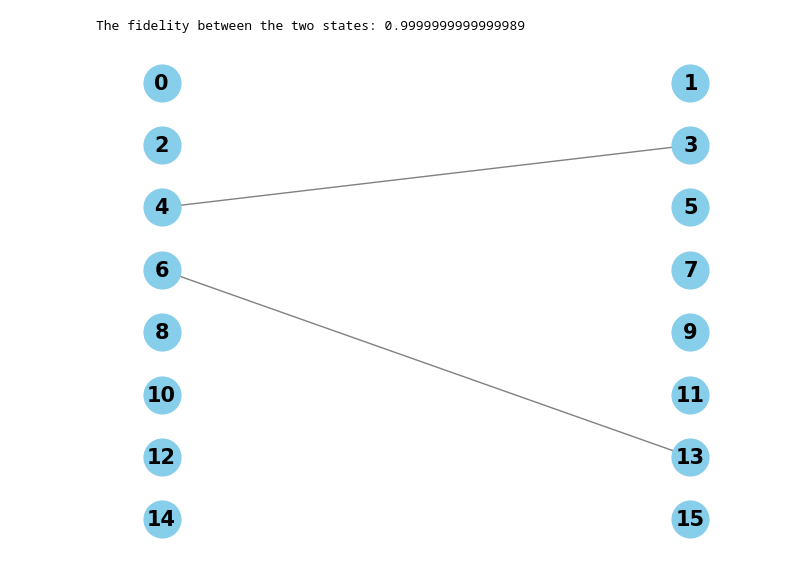
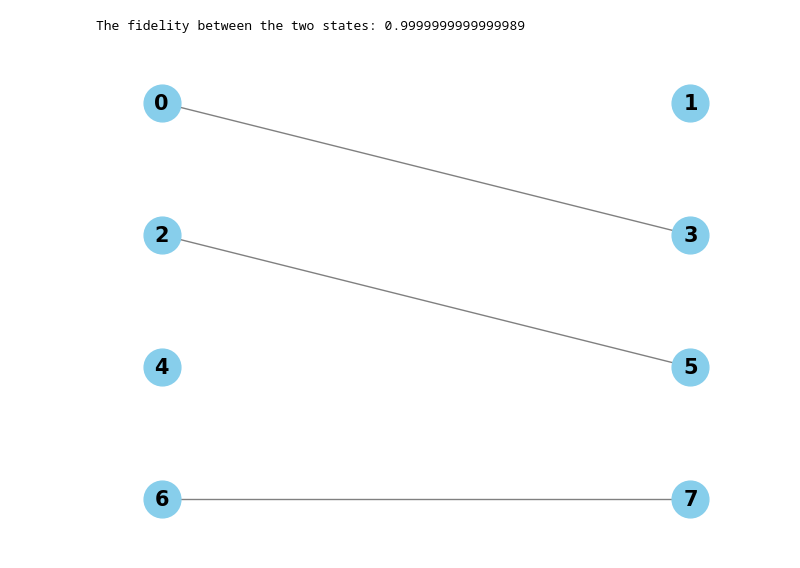
Before and after one commit to Mostafa-Atallah2020/ctqw-matching-decomp, a Jupyter notebook: examples/Multiedge Graphs.ipynb, the cells around one changed output. Drawn from its saved outputs; the diff is of its cells as text; code cells hidden in the pictures.

```diff
--- a/examples/Multiedge Graphs.ipynb
+++ b/examples/Multiedge Graphs.ipynb
@@ -85,23 +85,27 @@ print(f'The fidelity between the two states: {fid}')
 # %% [output]
 The fidelity between the two states: 0.9999999999999989
 # %%
-# edges = {('000','011'),
+edges = {('000','011'),
+         ('010','101'),
+         ('110','111')}
+
+# edges = {
 #          ('010','101'),
 #          ('110','111')}
 
 # edges = {('000','011'),
 #          ('110','111')}
 
-edges = {('0100','0011'),
-         ('1101','0110')}
+# edges = {('0100','0011'),
+#          ('1101','0110')}
 
 # edges = {('000','011'),
 #          ('101','110')}
 
 G = MultiEdgeGraph(edges)
 G.draw()
 # %% [output]
-[figure, old version]
+[figure, new version]
 # %%
 # Process each candidate with state display and fidelity calculation
 for e in G.candidates:
```
Also changed, not shown: parts of 5 cells of this notebook, 1 other file.
